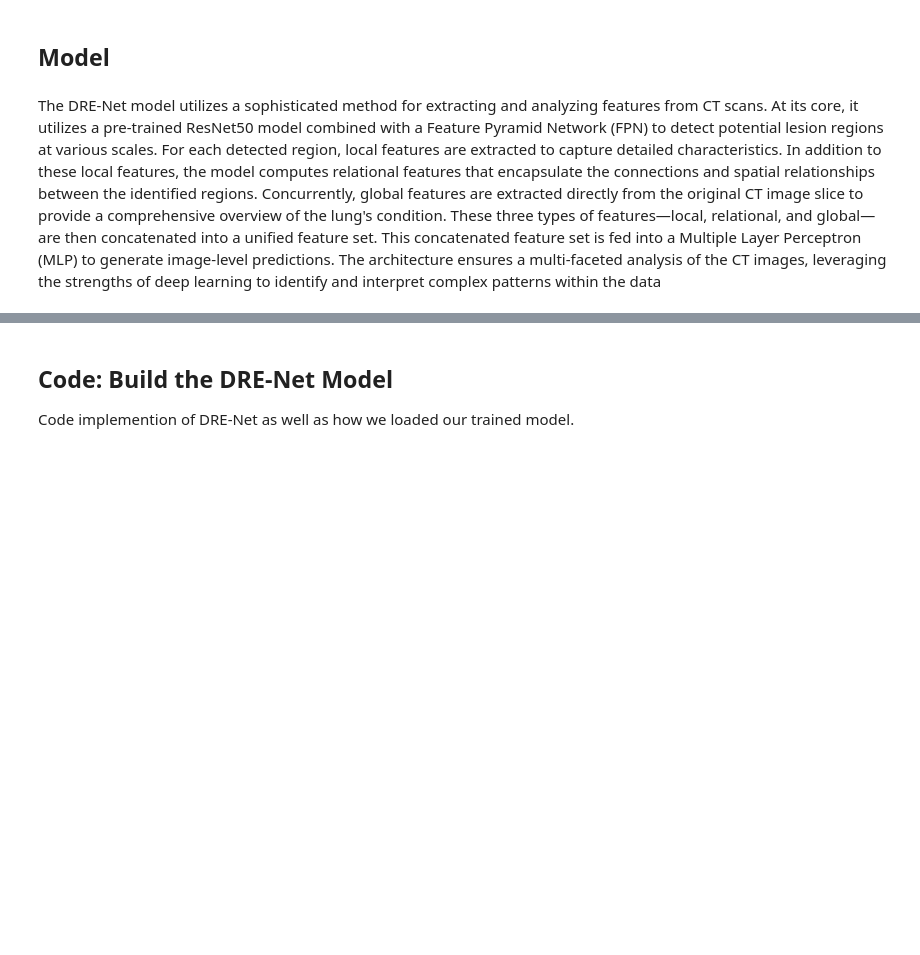
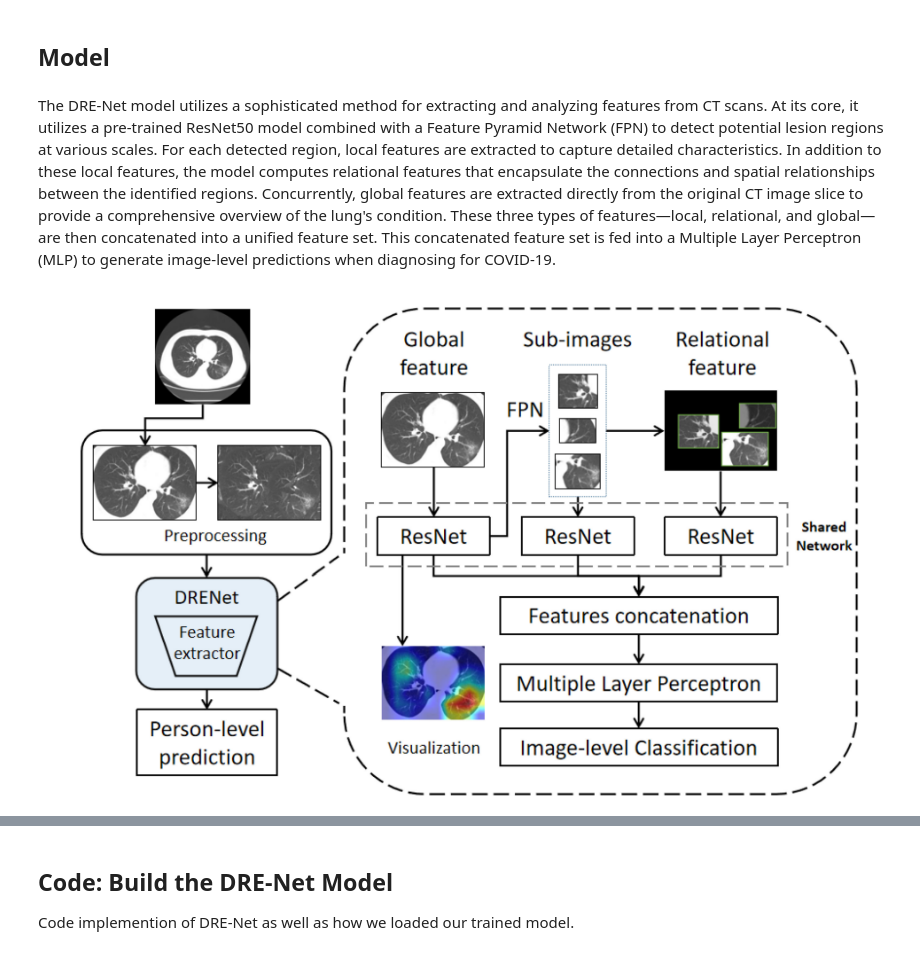
Before and after one commit to edwardzhu0211/AI-based-COVID-19-Detection-From-CT-Scans, a Jupyter notebook: DL4H_Team_36.ipynb, the cells around one changed output, grey strips where cells are left out. Drawn from its saved outputs; the diff is of its cells as text; code cells hidden in the pictures; blank space fills up the shorter version.

```diff
--- a/DL4H_Team_36.ipynb
+++ b/DL4H_Team_36.ipynb
@@ -90,6 +97,12 @@ valloader = torch.utils.data.DataLoader(valset, batch_size=BATCH_SIZE,
 # %% [markdown]
 ##   Model
 # %% [markdown]
-
-The DRE-Net model utilizes a sophisticated method for extracting and analyzing features from CT scans. At its core, it utilizes a pre-trained ResNet50 model combined with a Feature Pyramid Network (FPN) to detect potential lesion regions at various scales. For each detected region, local features are extracted to capture detailed characteristics. In addition to these local features, the model computes relational features that encapsulate the connections and spatial relationships between the identified regions. Concurrently, global features are extracted directly from the original CT image slice to provide a comprehensive overview of the lung's condition. These three types of features—local, relational, and global—are then concatenated into a unified feature set. This concatenated feature set is fed into a Multiple Layer Perceptron (MLP) to generate image-level predictions. The architecture ensures a multi-faceted analysis of the CT images, leveraging the strengths of deep learning to identify and interpret complex patterns within the data
+The DRE-Net model utilizes a sophisticated method for extracting and analyzing features from CT scans. At its core, it utilizes a pre-trained ResNet50 model combined with a Feature Pyramid Network (FPN) to detect potential lesion regions at various scales. For each detected region, local features are extracted to capture detailed characteristics. In addition to these local features, the model computes relational features that encapsulate the connections and spatial relationships between the identified regions. Concurrently, global features are extracted directly from the original CT image slice to provide a comprehensive overview of the lung's condition. These three types of features—local, relational, and global—are then concatenated into a unified feature set. This concatenated feature set is fed into a Multiple Layer Perceptron (MLP) to generate image-level predictions when diagnosing for COVID-19.
+# %%
+img_dir = './model_overview.PNG'
+
+from IPython.display import Image
+Image(filename=img_dir)
+# %% [output]
+[figure, added]
 # %% [markdown]
```
Also changed, not shown: parts of 28 cells of this notebook, 1 other file.
